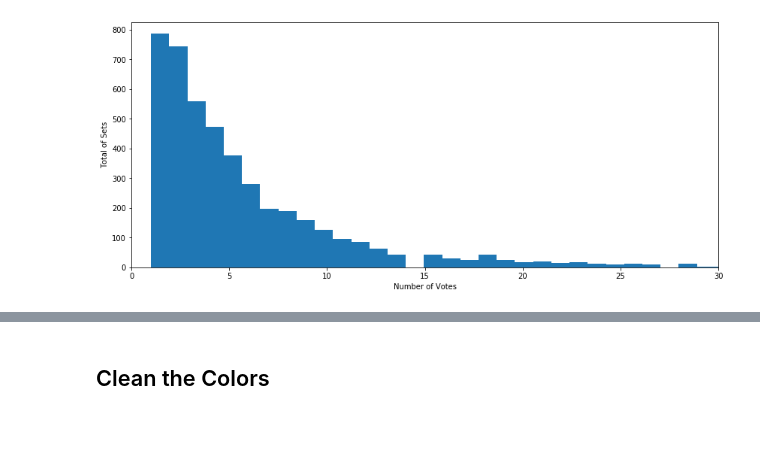
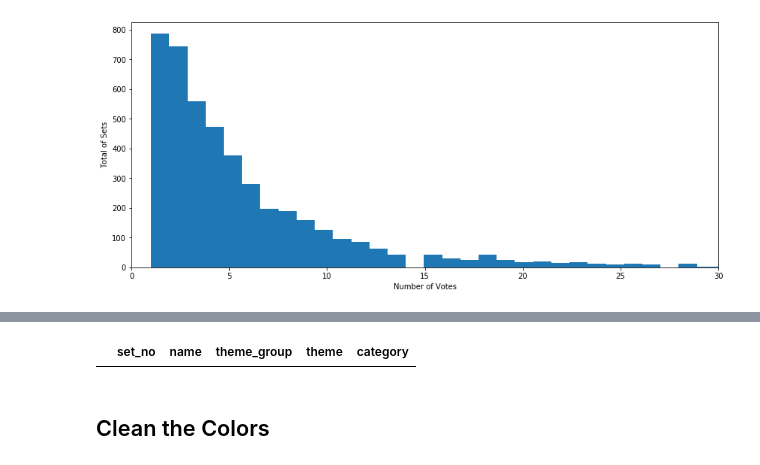
Before and after one commit to NathanVenos/Classifying_LEGO_Value_Retention, a Jupyter notebook: clean_features/merge_features.ipynb, the cells around one changed output, grey strips where cells are left out. Drawn from its saved outputs; the diff is of its cells as text; code cells hidden in the pictures; blank space fills up the shorter version.

```diff
--- a/clean_features/merge_features.ipynb
+++ b/clean_features/merge_features.ipynb
@@ -134,3 +151,8 @@ plt.show()
+# %%
+set_df.loc[ (set_df['category'].isna()) | (set_df['category']=='None') ][
+    ['set_no', 'name', 'theme_group', 'theme', 'category']]
+# %% [output]
+|  | set_no | name | theme_group | theme | category |
 # %% [markdown]
 ## Clean the Colors
 # %%
```
Also changed, not shown: parts of 14 cells of this notebook, 3 other files.
